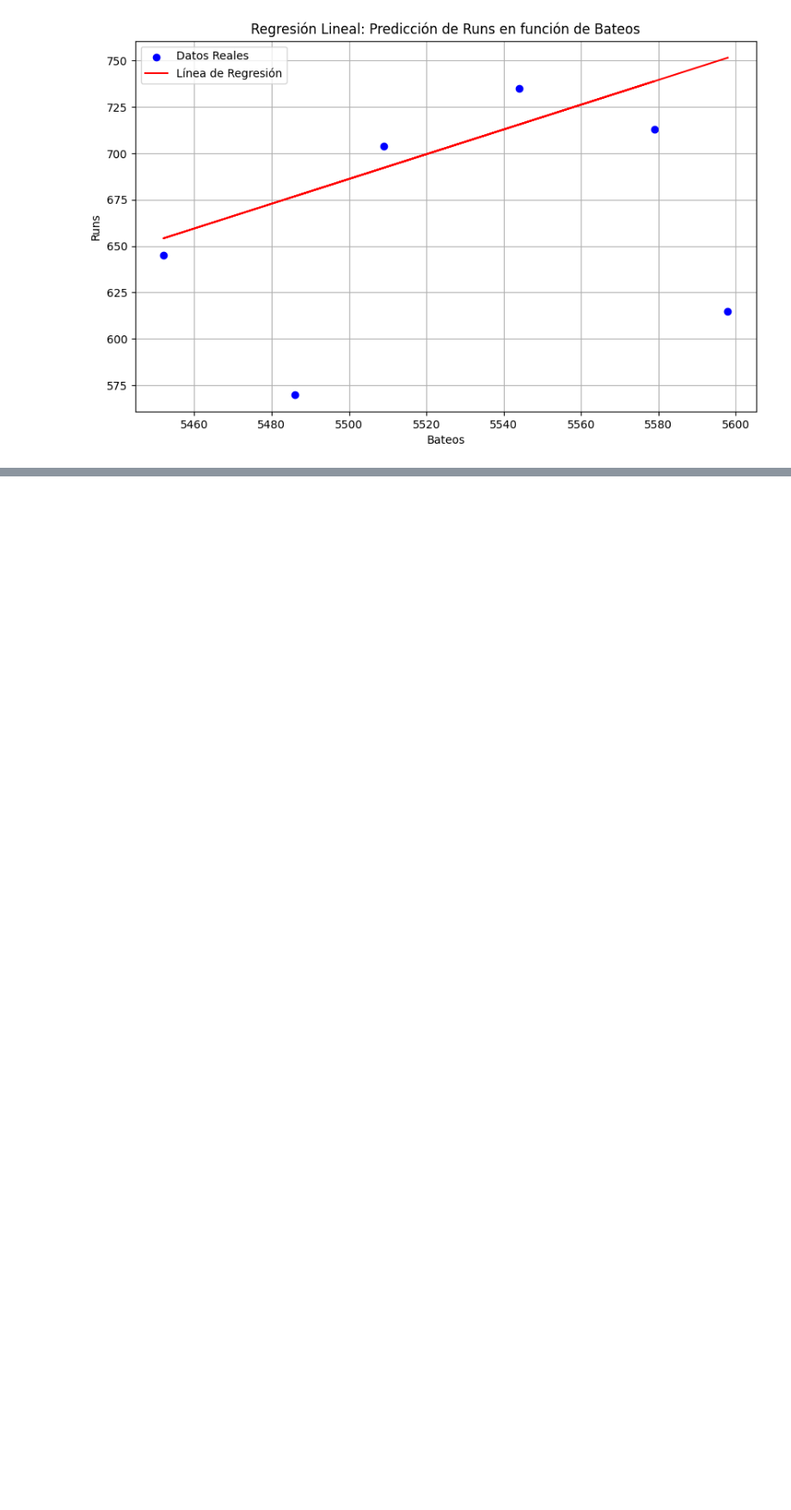
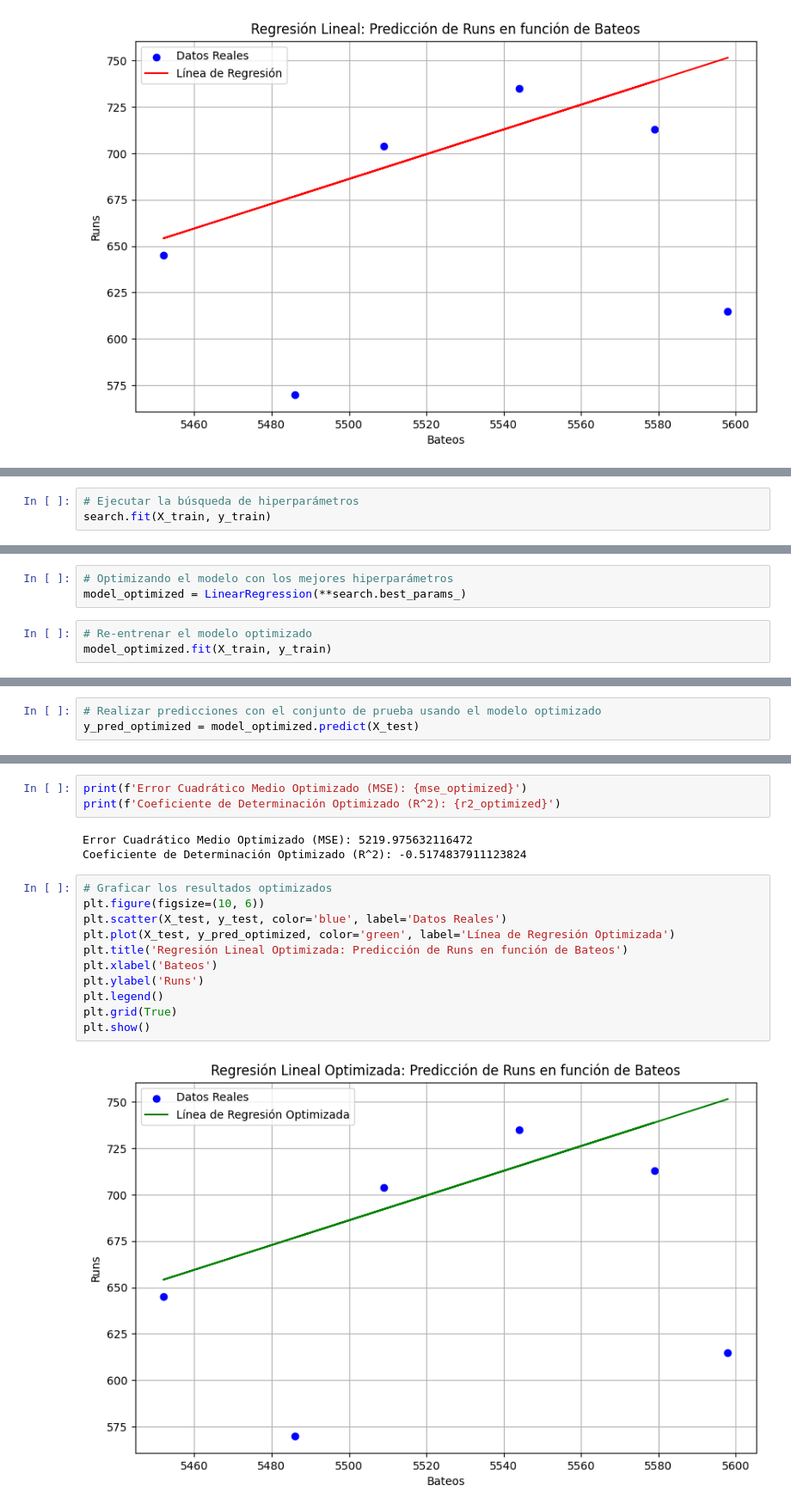
Before and after one commit to carlop13/analisis_supervisado_beisbol, a Jupyter notebook: SA_U_2_beisbol.ipynb, the cells around one changed output, grey strips where cells are left out. Shown at 86% size. Drawn from its saved outputs; the diff is of its cells as text; blank space fills up the shorter version.

```diff
--- a/SA_U_2_beisbol.ipynb
+++ b/SA_U_2_beisbol.ipynb
@@ -63,0 +77,3 @@ plt.show()
+# %%
+# Ejecutar la búsqueda de hiperparámetros
+search.fit(X_train, y_train)
@@ -63,0 +94,6 @@ plt.show()
+# %%
+# Optimizando el modelo con los mejores hiperparámetros
+model_optimized = LinearRegression(**search.best_params_)
+# %%
+# Re-entrenar el modelo optimizado
+model_optimized.fit(X_train, y_train)
@@ -63,0 +102,3 @@ plt.show()
+# %%
+# Realizar predicciones con el conjunto de prueba usando el modelo optimizado
+y_pred_optimized = model_optimized.predict(X_test)
@@ -63,0 +109,19 @@ plt.show()
+# %%
+print(f'Error Cuadrático Medio Optimizado (MSE): {mse_optimized}')
+print(f'Coeficiente de Determinación Optimizado (R^2): {r2_optimized}')
+# %% [output]
+Error Cuadrático Medio Optimizado (MSE): 5219.975632116472
+Coeficiente de Determinación Optimizado (R^2): -0.5174837911123824
+# %%
+# Graficar los resultados optimizados
+plt.figure(figsize=(10, 6))
+plt.scatter(X_test, y_test, color='blue', label='Datos Reales')
+plt.plot(X_test, y_pred_optimized, color='green', label='Línea de Regresión Optimizada')
+plt.title('Regresión Lineal Optimizada: Predicción de Runs en función de Bateos')
+plt.xlabel('Bateos')
+plt.ylabel('Runs')
+plt.legend()
+plt.grid(True)
+plt.show()
+# %% [output]
+[figure, added]
```
Also changed, not shown: parts of 8 cells of this notebook, 2 other files.
